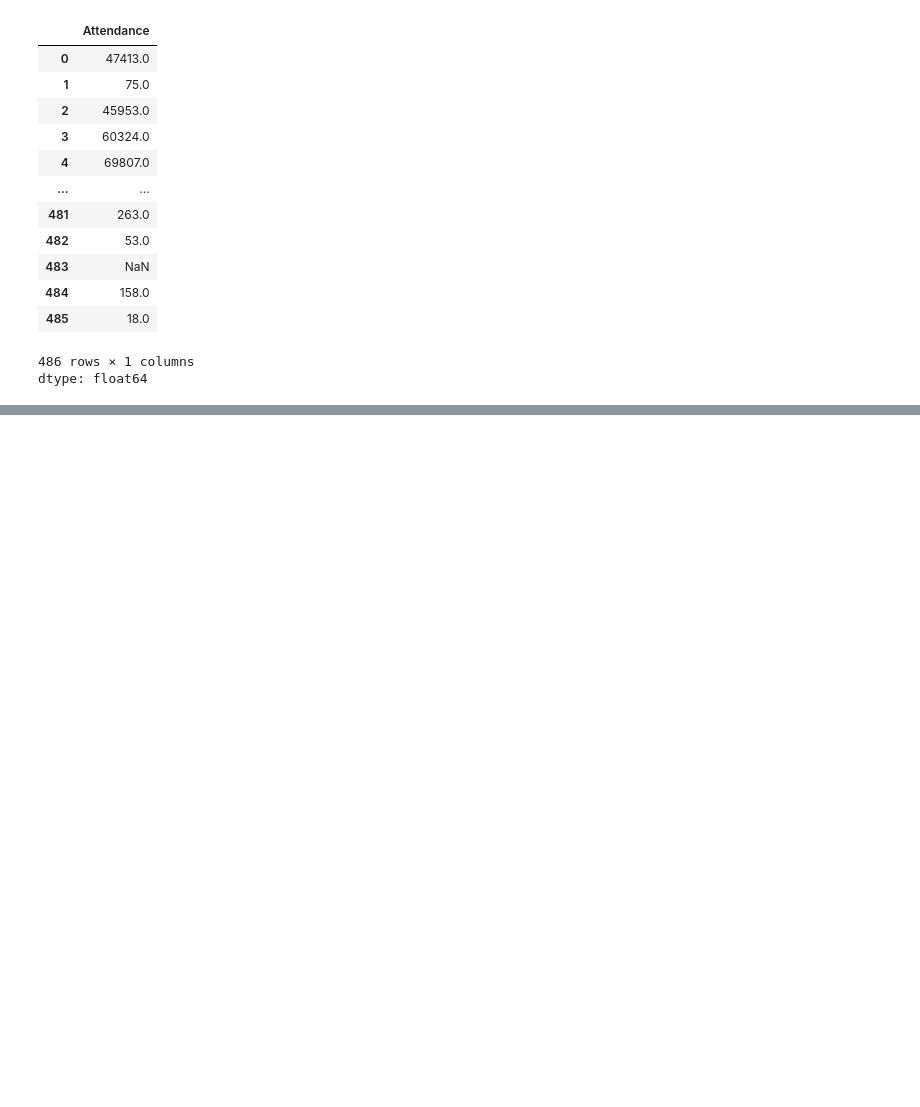
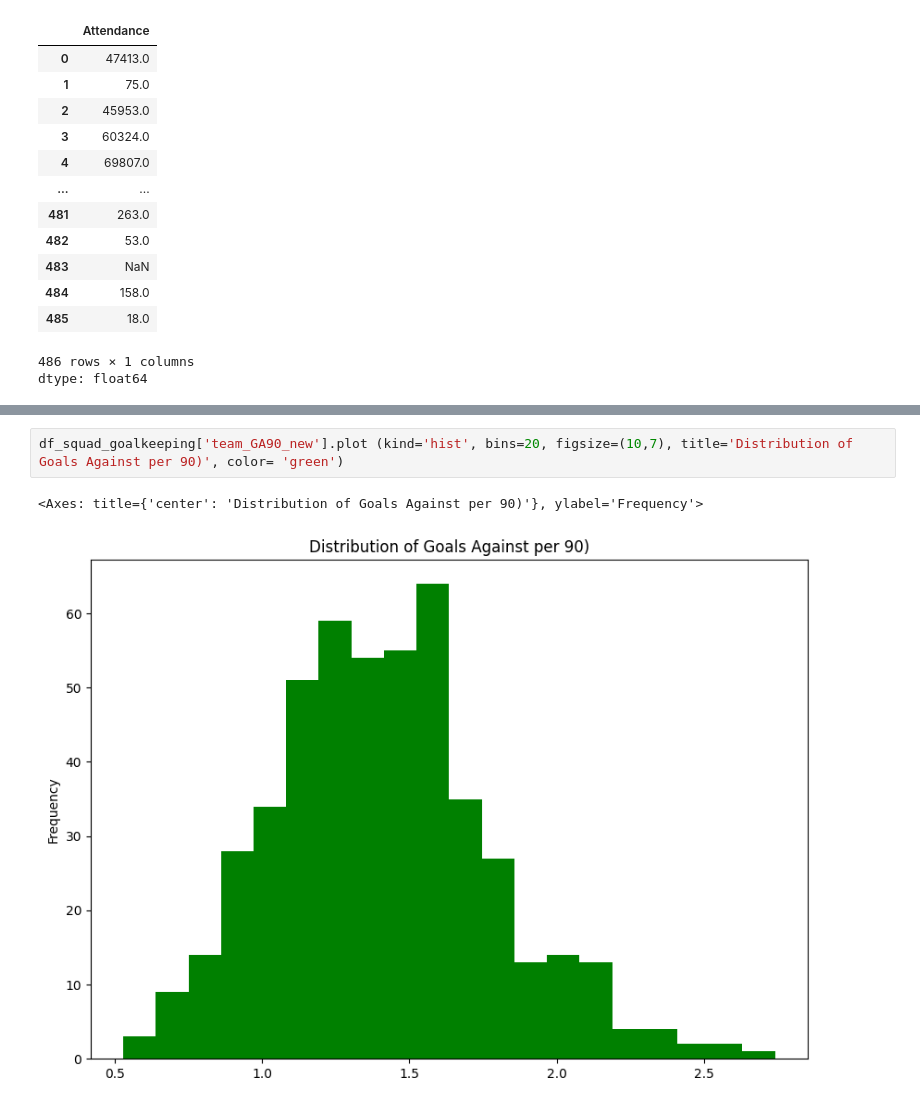
Before and after one commit to sanyi1998/Sandor_Varsanyi_CAPB352_BDA_Project_2025, a Jupyter notebook: Sandor_Varsanyi_CAPB352_final_project.ipynb, the cells around one changed output, grey strips where cells are left out. Saved outputs shown, nothing was run; the diff lists cells and outputs as text; blank space fills up the shorter version.

```diff
--- a/Sandor_Varsanyi_CAPB352_final_project.ipynb
+++ b/Sandor_Varsanyi_CAPB352_final_project.ipynb
@@ -1842,0 +2120,5 @@ dtype: float64
+# %%
+df_squad_goalkeeping['team_GA90_new'].plot (kind='hist', bins=20, figsize=(10,7), title='Distribution of Goals Against per 90)', color= 'green')
+# %% [output]
+<Axes: title={'center': 'Distribution of Goals Against per 90)'}, ylabel='Frequency'>
+[figure, added]
```
Also changed, not shown: parts of 105 cells of this notebook.
